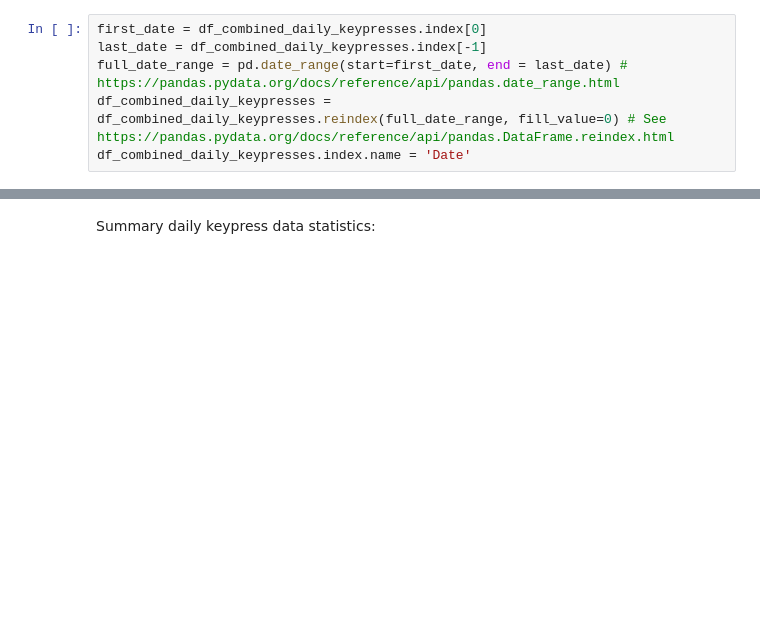
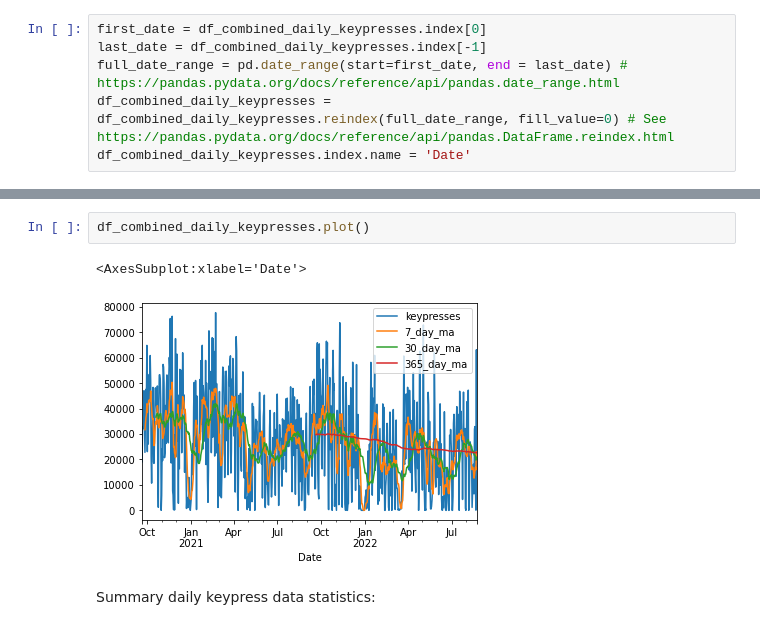
Before and after one commit to kburchfiel/fitbit_steps_and_whatpulse_keypresses_comparison, a Jupyter notebook: whatpulse_viewer_v2.ipynb, the cells around one changed output, grey strips where cells are left out. Saved outputs shown, nothing was run; the diff lists cells and outputs as text; blank space fills up the shorter version.

```diff
--- a/whatpulse_viewer_v2.ipynb
+++ b/whatpulse_viewer_v2.ipynb
@@ -109,3 +109,8 @@ df_combined_daily_keypresses
+# %%
+df_combined_daily_keypresses.plot()
+# %% [output]
+<AxesSubplot:xlabel='Date'>
+[figure, added]
 # %% [markdown]
 Summary daily keypress data statistics:
 # %%
```
Also changed, not shown: parts of 13 cells of this notebook, 4 other files.
